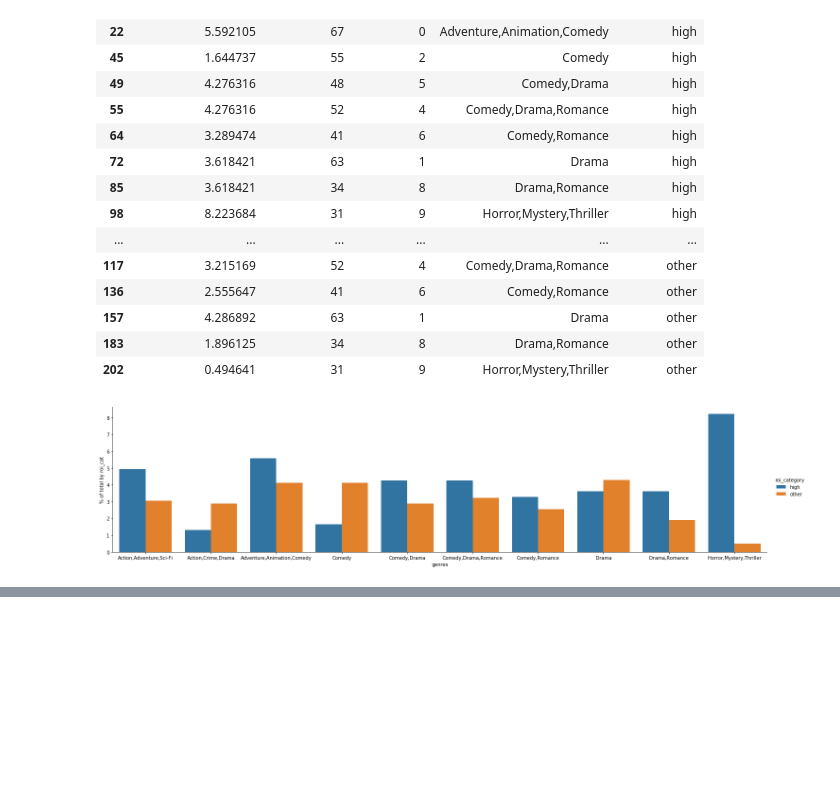
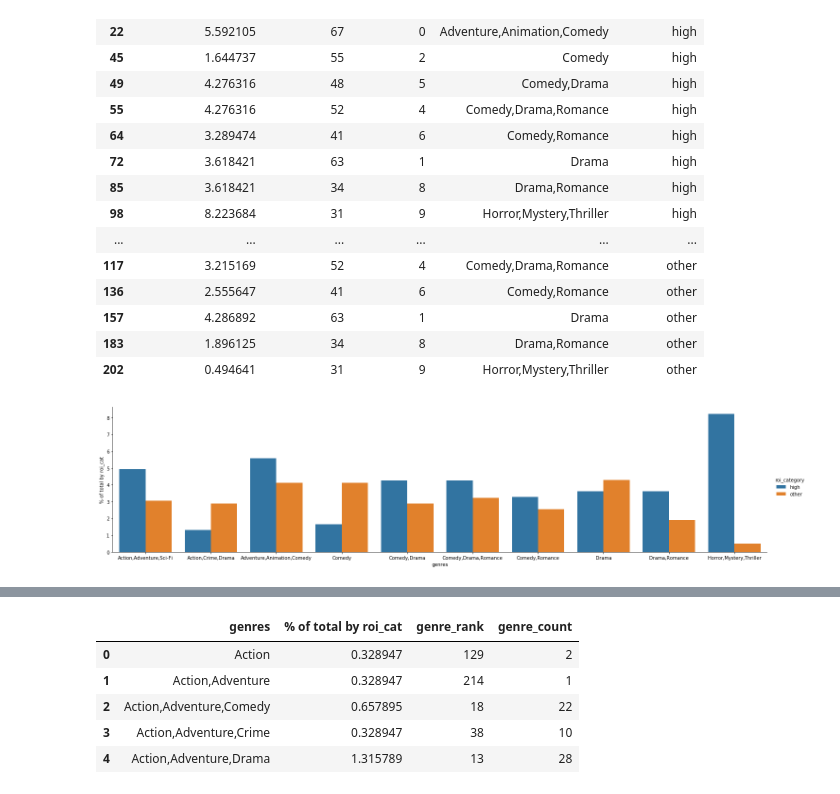
Before and after one commit to thespud56/Module-1-Project, a Jupyter notebook: Notebooks/Bar_Plot.ipynb, the cells around one changed output, grey strips where cells are left out. Cells and saved outputs as stored; diff of their text form; code cells hidden in the pictures; blank space fills up the shorter version.

```diff
--- a/Notebooks/Bar_Plot.ipynb
+++ b/Notebooks/Bar_Plot.ipynb
@@ -254,0 +272,11 @@ sns.catplot(x='genres', y='% of total by roi_cat', hue='roi_category', data=viz4
+# %%
+mergeGenrePiv3 = piv9.merge(piv0, how="left", left_on='genres', right_on='genres')
+mergeGenrePiv3.columns = ['genres', '% of total by roi_cat', 'genre_rank', 'genre_count']
+mergeGenrePiv3.head()
+# %% [output]
+|  | genres | % of total by roi_cat | genre_rank | genre_count |
+| 0 | Action | 0.328947 | 129 | 2 |
+| 1 | Action,Adventure | 0.328947 | 214 | 1 |
+| 2 | Action,Adventure,Comedy | 0.657895 | 18 | 22 |
+| 3 | Action,Adventure,Crime | 0.328947 | 38 | 10 |
+| 4 | Action,Adventure,Drama | 1.315789 | 13 | 28 |
```
Also changed, not shown: parts of 5 cells of this notebook, 3 other files.
